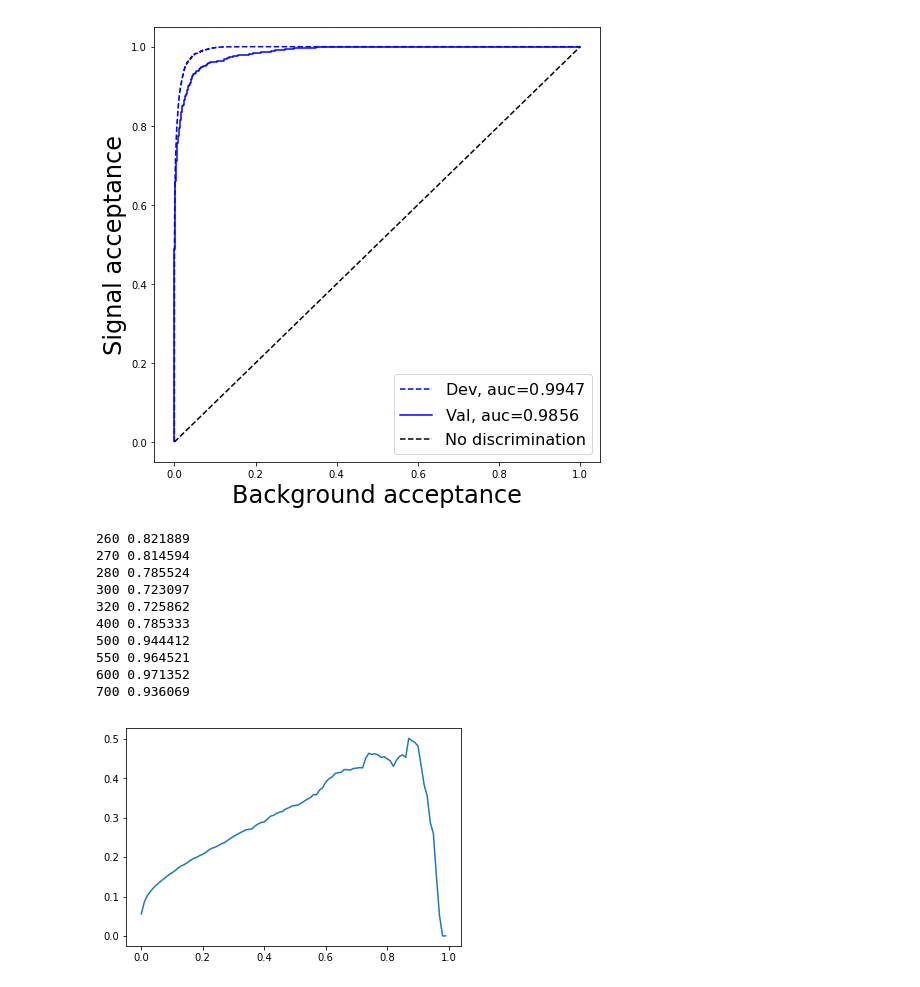
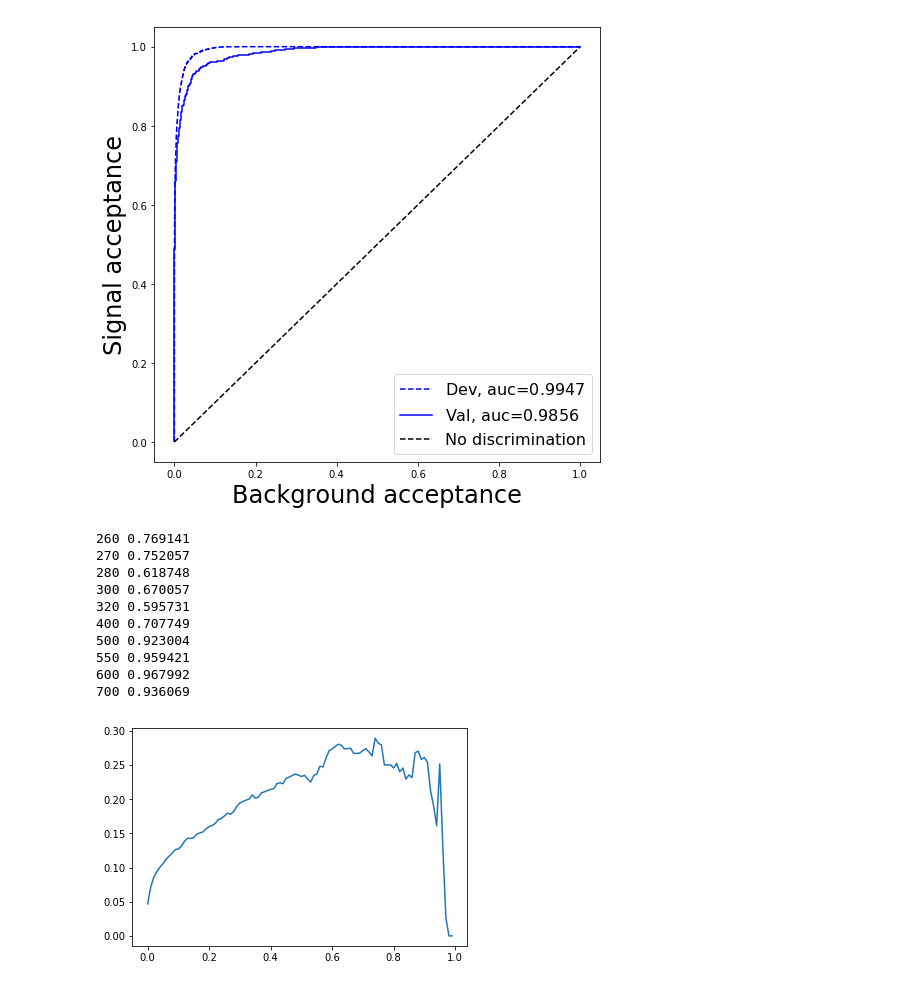
Before and after one commit to antcap96/estagio, a Jupyter notebook: BDT_justXGB.ipynb, the cells around one changed output. Drawn from its saved outputs; the diff is of its cells as text; code cells hidden in the pictures.

```diff
--- a/BDT_justXGB.ipynb
+++ b/BDT_justXGB.ipynb
@@ -175,10 +175,12 @@ for remove in removeFromTrain:
     allLabels = allLabels[allDataTrainFeatures['gen_label'] != str(remove)]
     allDataTrainFeatures = allDataTrainFeatures[allDataTrainFeatures['gen_label'] != str(remove)]
 
+X_train_full, X_test_full, y_train_full, y_test_full = train_test_split(allDataTrainFeatures, allLabels, test_size=0.2, random_state=2345)
+
 allDataTrainFeatures = allDataTrainFeatures[classTrainFeatures]
 
-X_train, X_test, y_train, y_test = train_test_split(allDataTrainFeatures, allLabels, test_size=0.2, random_state=2345)
-for var in (X_train, X_test):
+X_train, X_test, y_train, y_test = train_test_split(allDataTrainFeatures, np.copy(allLabels), test_size=0.2, random_state=2345)
+for var in (X_train, X_test, X_train_full, X_test_full):
     var.reset_index(inplace=True, drop=True)
 # %% [markdown]
 ## Remove points who fail conversion to float32
@@ -189,12 +191,14 @@ def cleanData(X, y):
 
     Returns: X, y after removing points that would fail to convert to float32
     """
-    over  = (X > np.finfo(np.float32).max)
-    under = (X < np.finfo(np.float32).min)
+    temp = X[classTrainFeatures]
+    over  = (temp > np.finfo(np.float32).max)
+    under = (temp < np.finfo(np.float32).min)
     selecting = pandas.Series(np.zeros(len(X)), dtype=np.bool)
 
     for label in over.columns:
-        selecting = selecting | over[label] | under[label]
+        if label != 'gen_label':
+            selecting = selecting | over[label] | under[label]
 
     y = y[np.logical_not(selecting)]#.astype('float32')
     X = X[np.logical_not(selecting)].reset_index(drop=True)#.values.astype('float32')
@@ -203,6 +207,8 @@ def cleanData(X, y):
 # %%
 X_train, y_train = cleanData(X_train, y_train)
 X_test , y_test  = cleanData(X_test , y_test )
+X_train_full, y_train_full = cleanData(X_train_full, y_train_full)
+X_test_full , y_test_full  = cleanData(X_test_full , y_test_full )
 # %%
 scale = len(allBackgroundData)/len(allSignalData)
 
@@ -270,29 +276,41 @@ backgroundTestData, signalTestData = [], []
 backgroundScore, signalScore = [], []
 
 for label in backgroundLabels:
-    selection = allData['gen_label'] == label
-    var = allData[selection]
+    selection = X_test_full['gen_label'] == label
+    var = X_test[selection]
 
     backgroundTestData.append(var)
     backgroundScore.append(model.predict_proba(var[classTrainFeatures])[:,1])
 
-for mass in masses:
-    selection = allData['gen_label'] == str(mass)
-    var = allData[selection]
+trainMasses = masses[:]
+for mass in removeFromTrain: trainMasses.remove(mass)
+
+for mass in trainMasses:
+    selection = X_test_full['gen_label'] == str(mass)
+    var = X_test[selection]
 
     signalTestData.append(var)
     signalScore.append(model.predict_proba(var[classTrainFeatures])[:,1])
     print(mass, np.average(model.predict_proba(var[classTrainFeatures])[:,1]))
+
+
+for mass in removeFromTrain:
+    selection = allData['gen_label'] == str(mass)
+    var = allData[selection][classTrainFeatures]
+
+    signalTestData.append(var)
+    signalScore.append(model.predict_proba(var[classTrainFeatures])[:,1])
+    print(mass, np.average(model.predict_proba(var[classTrainFeatures])[:,1]))
 # %% [output]
-260 0.821889
-270 0.814594
-280 0.785524
-300 0.723097
-320 0.725862
-400 0.785333
-500 0.944412
-550 0.964521
-600 0.971352
+260 0.769141
+270 0.752057
+280 0.618748
+300 0.670057
+320 0.595731
+400 0.707749
+500 0.923004
+550 0.959421
+600 0.967992
 700 0.936069
 # %%
 def FOMAfterCut(p):
@@ -304,16 +322,16 @@ def FOMAfterCut(p):
 
     return calculateFOM(cutSignal, cutBackground, range(len(cutSignal)), range(len(cutBackground)))
 # %%
-# this is cheating!!!
 x = np.linspace(0,.99,100)
 y = []
 for i in x:
-    y.append(FOMAfterCut(i))
+    #NOTE: since this is using only the test data this must be divided by sqrt(test_size)
+    y.append(FOMAfterCut(i)/sqrt(.2))
 
 plt.plot(x, y)
 plt.show()
 # %% [output]
-[figure, old version]
+[figure, new version]
 # %%
 plt.figure(figsize=[8, 8])
 # only working for dropMctMatch = True
```
Also changed, not shown: parts of 2 cells of this notebook.
